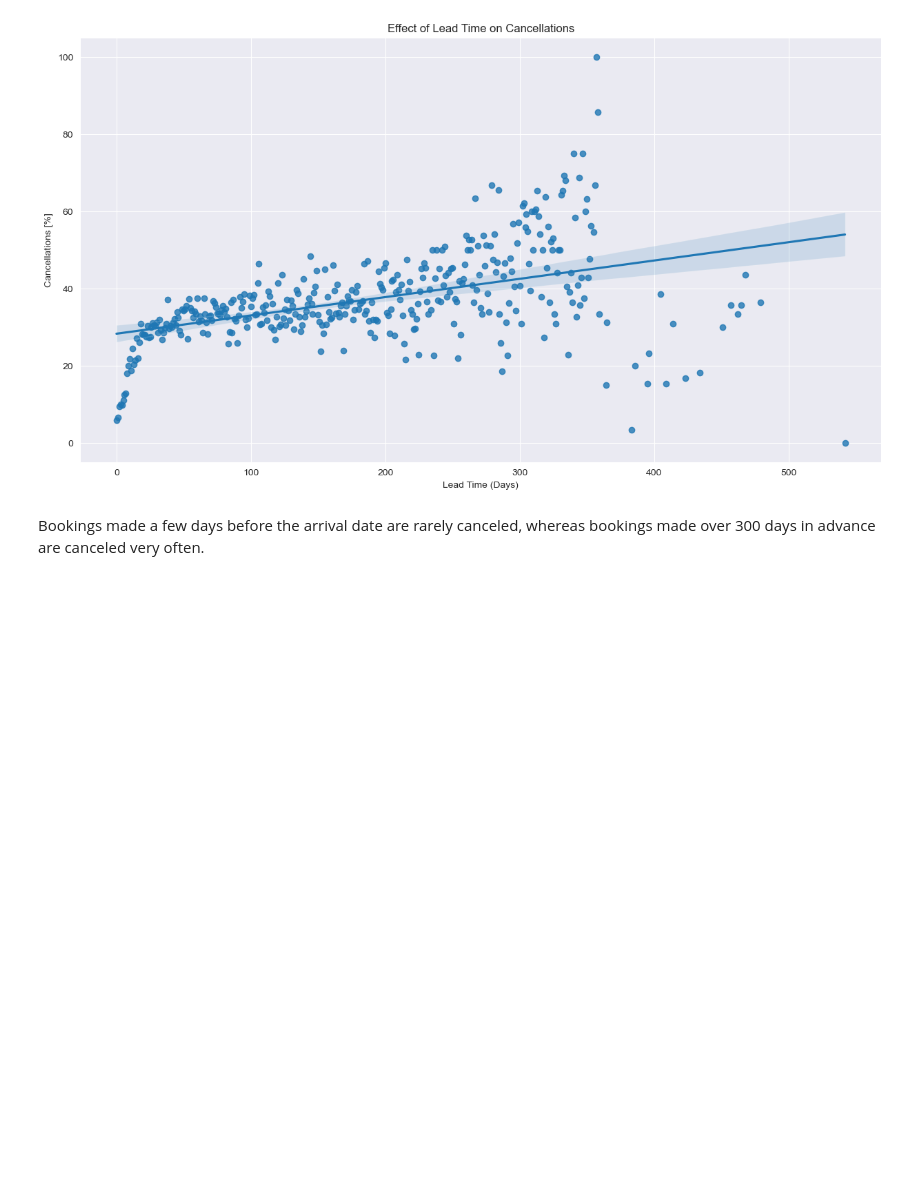
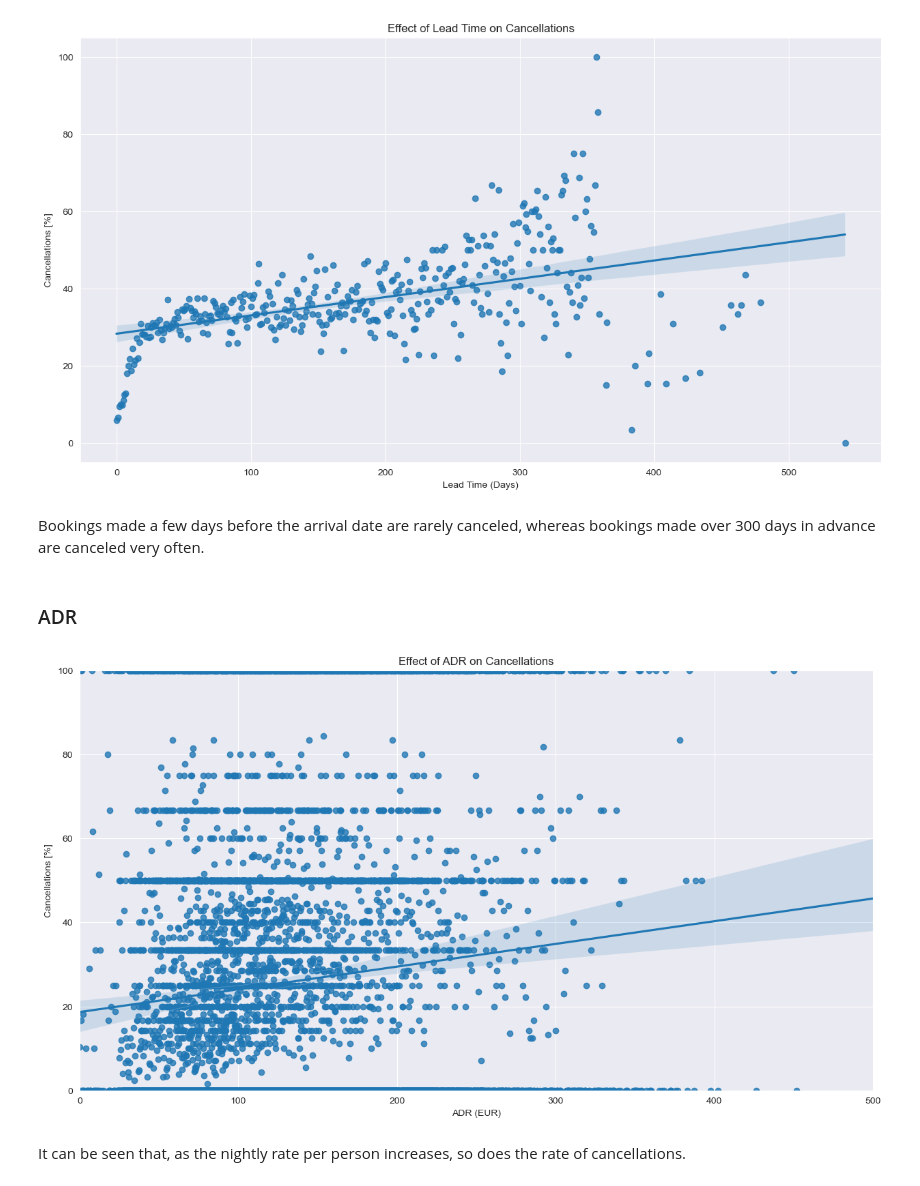
Before and after one commit to Rafsan7238/Data-Analysis_Data-Science_Projects, a Jupyter notebook: Python Projects/Applying ML to Predict Hotel Booking Cancellations/Analysing Hotel Cancellations.ipynb, the cells around one changed output. Saved outputs shown, nothing was run; the diff lists cells and outputs as text; code cells hidden in the pictures; blank space fills up the shorter version.

```diff
--- a/Python Projects/Applying ML to Predict Hotel Booking Cancellations/Analysing Hotel Cancellations.ipynb
+++ b/Python Projects/Applying ML to Predict Hotel Booking Cancellations/Analysing Hotel Cancellations.ipynb
@@ -611,3 +611,22 @@ plt.show()
 [figure]
 # %% [markdown]
 Bookings made a few days before the arrival date are rarely canceled, whereas bookings made over 300 days in advance are canceled very often.
+# %% [markdown]
+### ADR
+# %%
+adr_cancel_data = data.groupby("adr")["is_canceled"].describe()
+# %%
+plt.figure(figsize=(15,8))
+
+sns.regplot(x=adr_cancel_data.index, y=adr_cancel_data['mean'].values * 100)
+plt.xlabel("ADR (EUR)")
+plt.ylabel("Cancellations [%]")
+plt.xlim([0,500])
+plt.ylim([0,100])
+plt.title('Effect of ADR on Cancellations')
+
+plt.show()
+# %% [output]
+[figure, added]
+# %% [markdown]
+It can be seen that, as the nightly rate per person increases, so does the rate of cancellations.
```
